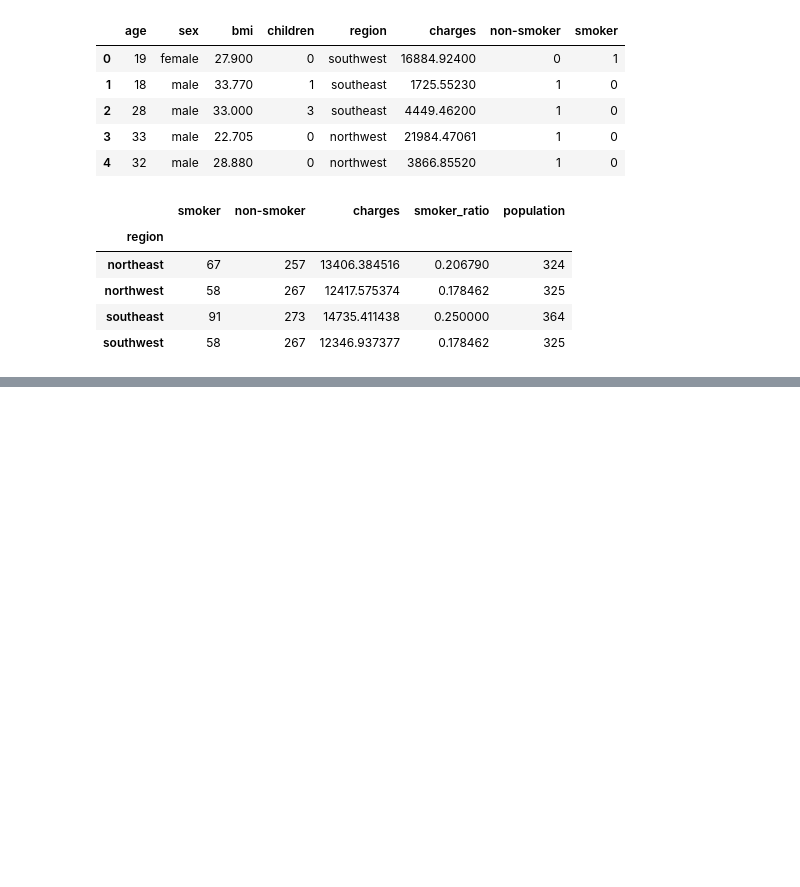
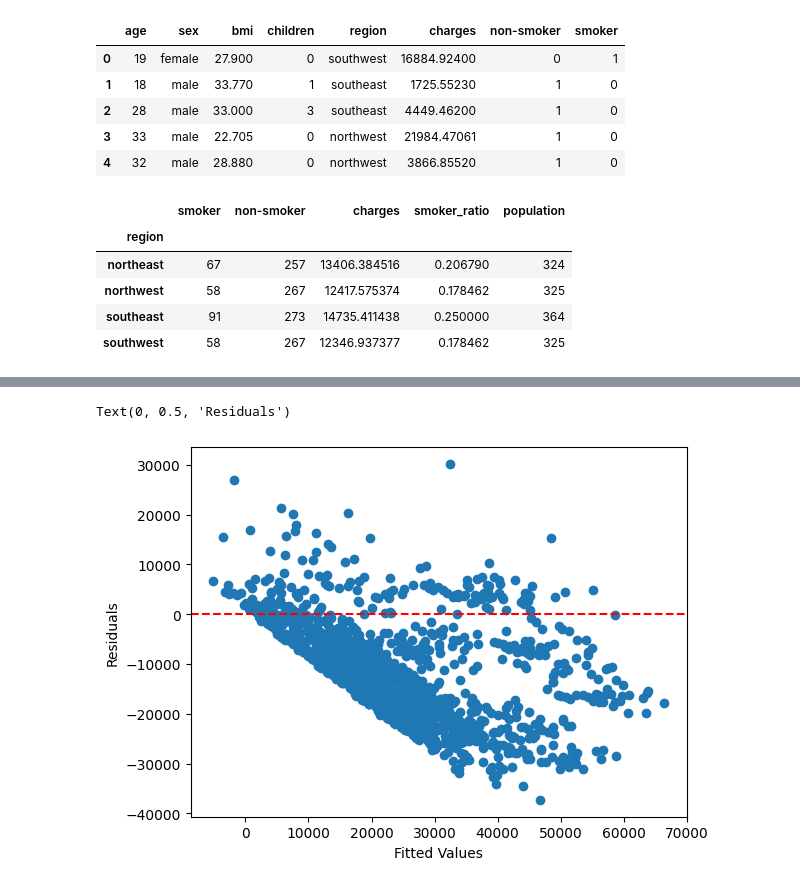
Before and after one commit to paulpuccinelli/Insurance_Project, a Jupyter notebook: insurance-project.ipynb, the cells around one changed output, grey strips where cells are left out. Cells and saved outputs as stored; diff of their text form; code cells hidden in the pictures; blank space fills up the shorter version.

```diff
--- a/insurance-project.ipynb
+++ b/insurance-project.ipynb
@@ -81,0 +87,9 @@ avg_bmi = sum(bmi) / len(bmi)
+# %%
+design = pd.get_dummies(insurance_data['region']).astype(int)
+design = pd.concat([insurance_data, design], axis=1).drop(columns=['region'])
+smoke = pd.get_dummies(design['smoker']).astype(int).drop(columns=['no'])
+design = pd.concat([design, smoke], axis=1).drop(columns=['smoker']).rename(columns={'yes': 'smoker'})    # 1 indicates smoker
+sex = pd.get_dummies(design['sex']).astype(int).drop(columns=['female'])
+design = pd.concat([design, sex], axis=1).drop(columns=['sex']).rename(columns={'male': 'sex'})   # 1 indicates male
+
+print(design.dtypes)
@@ -81,0 +108,14 @@ avg_bmi = sum(bmi) / len(bmi)
+# %%
+# Design matrix
+X = design.drop(columns=['charges'])
+X = sm.add_constant(X)  # Add intercept term
+
+# Response vector
+y = design['charges']
+
+beta = np.linalg.inv(X.T @ X) @ X.T @ y
+beta_series = pd.Series(beta, index=X.columns)
+print("X Shape: ", X.shape)
+print("Y Shape: ", y.shape)
+print("Beta Shape: ", beta_series.shape)
+X.head()
@@ -81,0 +132,11 @@ avg_bmi = sum(bmi) / len(bmi)
+# %%
+y_hat = X.to_numpy() @ beta
+residuals = y - y_hat
+
+plt.scatter(y_hat, residuals)
+plt.axhline(0, color='red', linestyle='--')
+plt.xlabel('Fitted Values')
+plt.ylabel('Residuals')
+# %% [output]
+Text(0, 0.5, 'Residuals')
+[figure, added]
```
Also changed, not shown: parts of 5 cells of this notebook.
